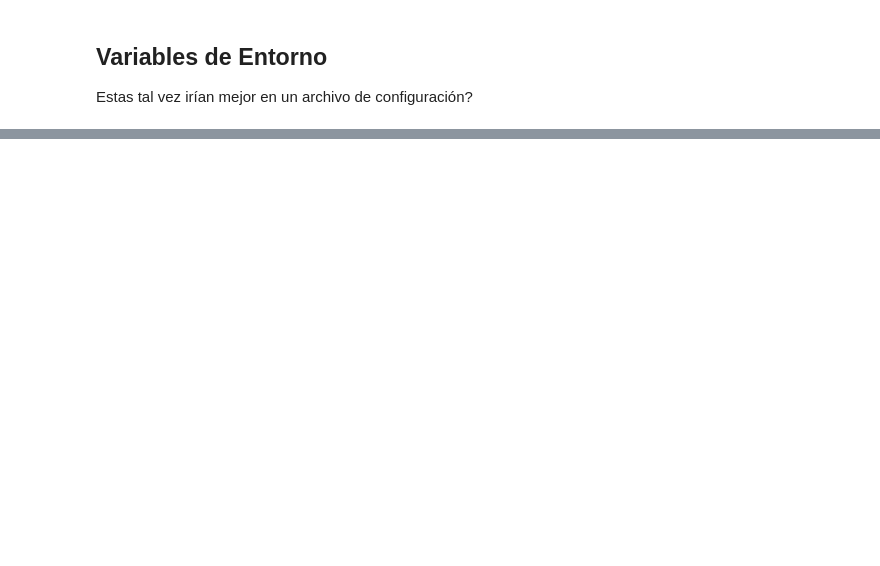
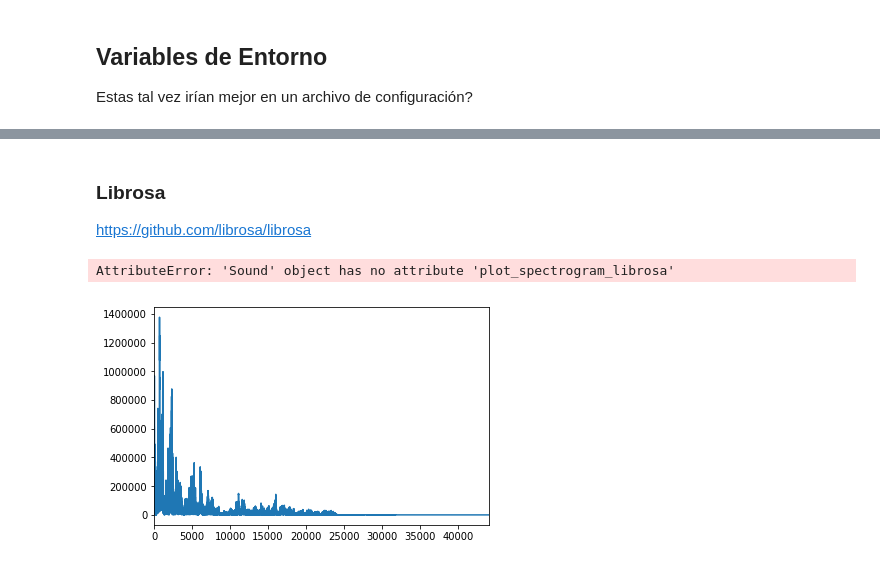
Before and after one commit to meliascosta/fschallenge, a Jupyter notebook: FreeSound Challenge.ipynb, the cells around one changed output, grey strips where cells are left out. Drawn from its saved outputs; the diff is of its cells as text; code cells hidden in the pictures; blank space fills up the shorter version.

```diff
--- a/FreeSound Challenge.ipynb
+++ b/FreeSound Challenge.ipynb
@@ -81,0 +133,13 @@ s.plot_spectrogram()
+# %% [markdown]
+### Librosa
+https://github.com/librosa/librosa
+# %%
+s.plot_spectrogram_librosa()
+# %% [output]
+AttributeError: 'Sound' object has no attribute 'plot_spectrogram_librosa'
+# %%
+s_harmonico, s_percusivo = s.split_harmonic_percussive()
+# %%
+s_harmonico.plot_ft()
+# %% [output]
+[figure, added]
```
Also changed, not shown: parts of 18 cells of this notebook.
